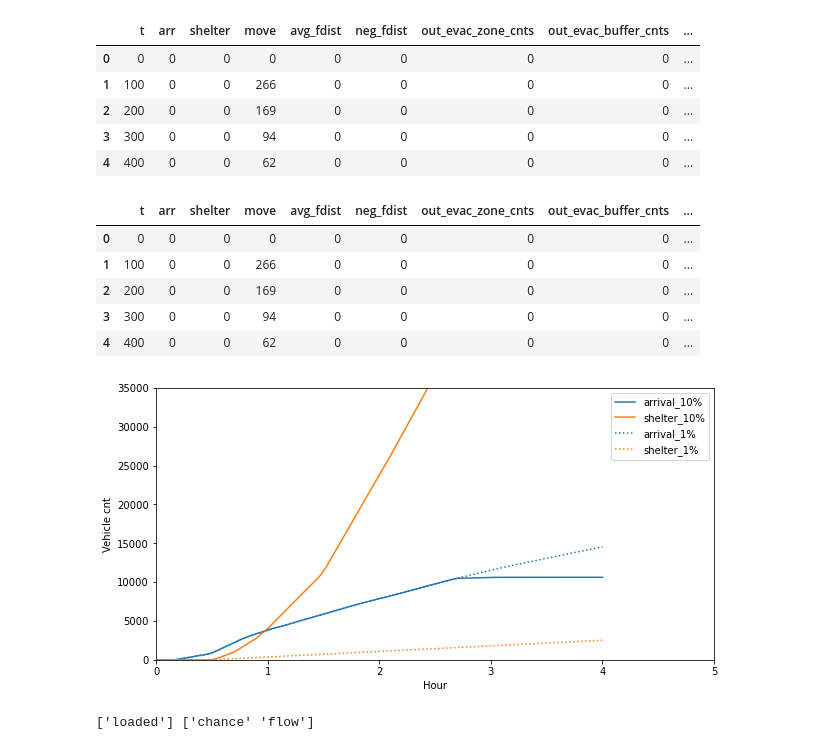
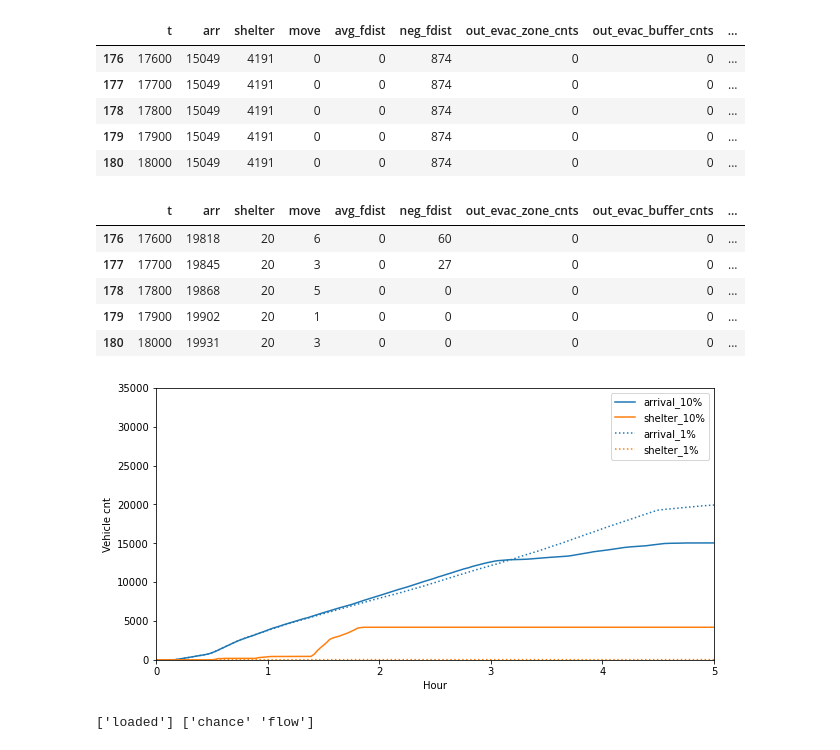
Before and after one commit to cb-cities/spatial_queue, a Jupyter notebook: projects/butte_osmnx/simulation_outputs/analysis.ipynb, the cells around one changed output. Drawn from its saved outputs; the diff is of its cells as text; code cells hidden in the pictures.

```diff
--- a/projects/butte_osmnx/simulation_outputs/analysis.ipynb
+++ b/projects/butte_osmnx/simulation_outputs/analysis.ipynb
@@ -7,45 +7,45 @@ import matplotlib.pyplot as plt
 
 %matplotlib inline
 # %%
-scen_nm = 'real_full_c1'
+scen_nm = 'full_dict_c0.1_d1'
 t_stats = pd.read_csv('t_stats/t_stats_{}.csv'.format(scen_nm))
 t_stats['shelter_tot'] = t_stats['shelter'].cumsum()
-display(t_stats.head())
+display(t_stats.tail())
 
-scen_nm = 'real_full_c0.01'
+scen_nm = 'full_dict_c0.01_d1'
 t_stats_2 = pd.read_csv('t_stats/t_stats_{}.csv'.format(scen_nm))
 t_stats_2['shelter_tot'] = t_stats_2['shelter'].cumsum()
-display(t_stats_2.head())
+display(t_stats_2.tail())
 
 fig, ax = plt.subplots(figsize=(10, 5))
 ax.plot(t_stats['t']/3600, t_stats['arr'], label='arrival_10%')
-ax.plot(t_stats['t']/3600, t_stats['shelter_tot'], label='shelter_10%')
+ax.plot(t_stats['t']/3600, t_stats['shelter'], label='shelter_10%')
 # ax.plot(t_stats['t']/3600, t_stats['out_evac_buffer_cnts'], label='out_10%')
 
 ax.plot(t_stats_2['t']/3600, t_stats_2['arr'], ls=':', c=u'#1f77b4', label='arrival_1%')
-ax.plot(t_stats_2['t']/3600, t_stats_2['shelter_tot'], ls=':', c=u'#ff7f0e', label='shelter_1%')
+ax.plot(t_stats_2['t']/3600, t_stats_2['shelter'], ls=':', c=u'#ff7f0e', label='shelter_1%')
 # ax.plot(t_stats_2['t']/3600, t_stats_2['out_evac_buffer_cnts'], ls=':', c=u'#2ca02c', label='out_1%')
 
 ax.set_xlim([0,5])
 ax.set_ylim([0,35000])
 plt.xlabel('Hour')
 plt.ylabel('Vehicle cnt')
 plt.legend()
 plt.show()
 # %% [output]
 |  | t | arr | shelter | move | avg_fdist | neg_fdist | out_evac_zone_cnts | out_evac_buffer_cnts | ... |
-| 0 | 0 | 0 | 0 | 0 | 0 | 0 | 0 | 0 | ... |
-| 1 | 100 | 0 | 0 | 266 | 0 | 0 | 0 | 0 | ... |
-| 2 | 200 | 0 | 0 | 169 | 0 | 0 | 0 | 0 | ... |
-| 3 | 300 | 0 | 0 | 94 | 0 | 0 | 0 | 0 | ... |
-| 4 | 400 | 0 | 0 | 62 | 0 | 0 | 0 | 0 | ... |
+| 176 | 17600 | 15049 | 4191 | 0 | 0 | 874 | 0 | 0 | ... |
+| 177 | 17700 | 15049 | 4191 | 0 | 0 | 874 | 0 | 0 | ... |
+| 178 | 17800 | 15049 | 4191 | 0 | 0 | 874 | 0 | 0 | ... |
+| 179 | 17900 | 15049 | 4191 | 0 | 0 | 874 | 0 | 0 | ... |
+| 180 | 18000 | 15049 | 4191 | 0 | 0 | 874 | 0 | 0 | ... |
 |  | t | arr | shelter | move | avg_fdist | neg_fdist | out_evac_zone_cnts | out_evac_buffer_cnts | ... |
-| 0 | 0 | 0 | 0 | 0 | 0 | 0 | 0 | 0 | ... |
-| 1 | 100 | 0 | 0 | 266 | 0 | 0 | 0 | 0 | ... |
-| 2 | 200 | 0 | 0 | 169 | 0 | 0 | 0 | 0 | ... |
-| 3 | 300 | 0 | 0 | 94 | 0 | 0 | 0 | 0 | ... |
-| 4 | 400 | 0 | 0 | 62 | 0 | 0 | 0 | 0 | ... |
+| 176 | 17600 | 19818 | 20 | 6 | 0 | 60 | 0 | 0 | ... |
+| 177 | 17700 | 19845 | 20 | 3 | 0 | 27 | 0 | 0 | ... |
+| 178 | 17800 | 19868 | 20 | 5 | 0 | 0 | 0 | 0 | ... |
+| 179 | 17900 | 19902 | 20 | 1 | 0 | 0 | 0 | 0 | ... |
+| 180 | 18000 | 19931 | 20 | 3 | 0 | 0 | 0 | 0 | ... |
-[figure, old version]
+[figure, new version]
 # %%
 node_stats = pd.read_csv('node_stats/node_agent_cnts_real_full_c0.01_t3600.csv')
 print(node_stats['status'].unique(), node_stats['arr_status'].unique())
```
Also changed, not shown: 2 other files.
